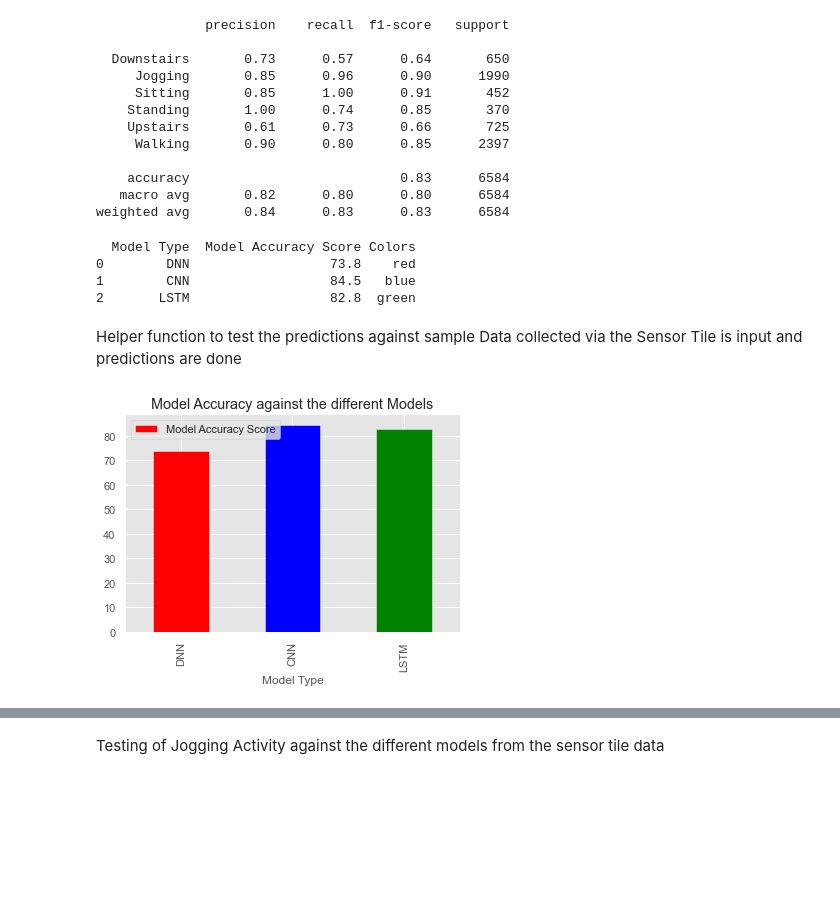
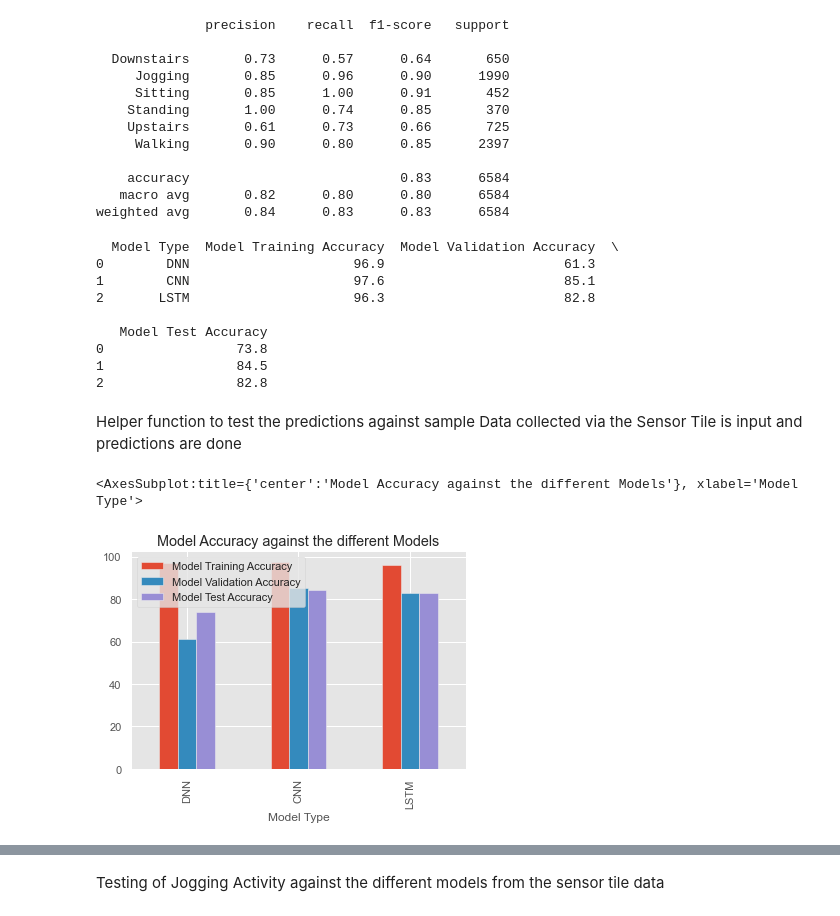
Before and after one commit to gsreddy99/har, a Jupyter notebook: HumanActivityRecognitionUsingWisdm.ipynb, the cells around one changed output, grey strips where cells are left out. Cells and saved outputs as stored; diff of their text form; code cells hidden in the pictures; blank space fills up the shorter version.

```diff
--- a/HumanActivityRecognitionUsingWisdm.ipynb
+++ b/HumanActivityRecognitionUsingWisdm.ipynb
@@ -800,20 +800,26 @@ weighted avg       0.84      0.83      0.83      6584
 # %%
 #Print all the KPIs
 #datascore = {'Model Type': ['DNN', 'CNN', 'LSTM'], 'Model Accuracy Score': [score1[1], score2[1], score3[1]], 'Model Loss Score':[score1[0], score2[0], score3[0]]}
-datascore = {'Model Type': ['DNN', 'CNN', 'LSTM'], 'Model Accuracy Score': [score1[1]*100.0, score2[1]*100.0, score3[1]*100.0],
-            'Colors':['red','blue','green']}
+#datascore = {'Model Type': ['DNN', 'CNN', 'LSTM'], 'Model Training Accuracy': [96.9, 97.6, 96.3], 'Model Validation Accuracy': [61.3, 85.1, 82.8],'Model Test Accuracy': [score1[1]*100.0, score2[1]*100.0, score3[1]*100.0],
+#            'Colors':['red','blue','green']}
+datascore = {'Model Type': ['DNN', 'CNN', 'LSTM'], 'Model Training Accuracy': [96.9, 97.6, 96.3], 'Model Validation Accuracy': [61.3, 85.1, 82.8],'Model Test Accuracy': [score1[1]*100.0, score2[1]*100.0, score3[1]*100.0]
+            }
 dfscore = pd.DataFrame(datascore)
 print(dfscore)
 # %% [output]
-  Model Type  Model Accuracy Score Colors
-0        DNN                  73.8    red
-1        CNN                  84.5   blue
-2       LSTM                  82.8  green
+  Model Type  Model Training Accuracy  Model Validation Accuracy  \
+0        DNN                     96.9                       61.3
+1        CNN                     97.6                       85.1
+2       LSTM                     96.3                       82.8
+
+   Model Test Accuracy
+0                 73.8
+1                 84.5
+2                 82.8
 # %% [markdown]
 Helper function to test the predictions against sample Data collected via the Sensor Tile is input and predictions are done
-# %%
-dfscore.plot(kind='bar', x = 'Model Type', y = 'Model Accuracy Score', title="Model Accuracy against the different Models",
-            color=dfscore['Colors'])
-plt.show()
-# %% [output]
-[figure, removed]
+# %%
+dfscore.plot(kind='bar', x='Model Type', title="Model Accuracy against the different Models")
+# %% [output]
+<AxesSubplot:title={'center':'Model Accuracy against the different Models'}, xlabel='Model Type'>
+[figure, added]
```
Also changed, not shown: parts of 100 cells of this notebook, 1 other file.
